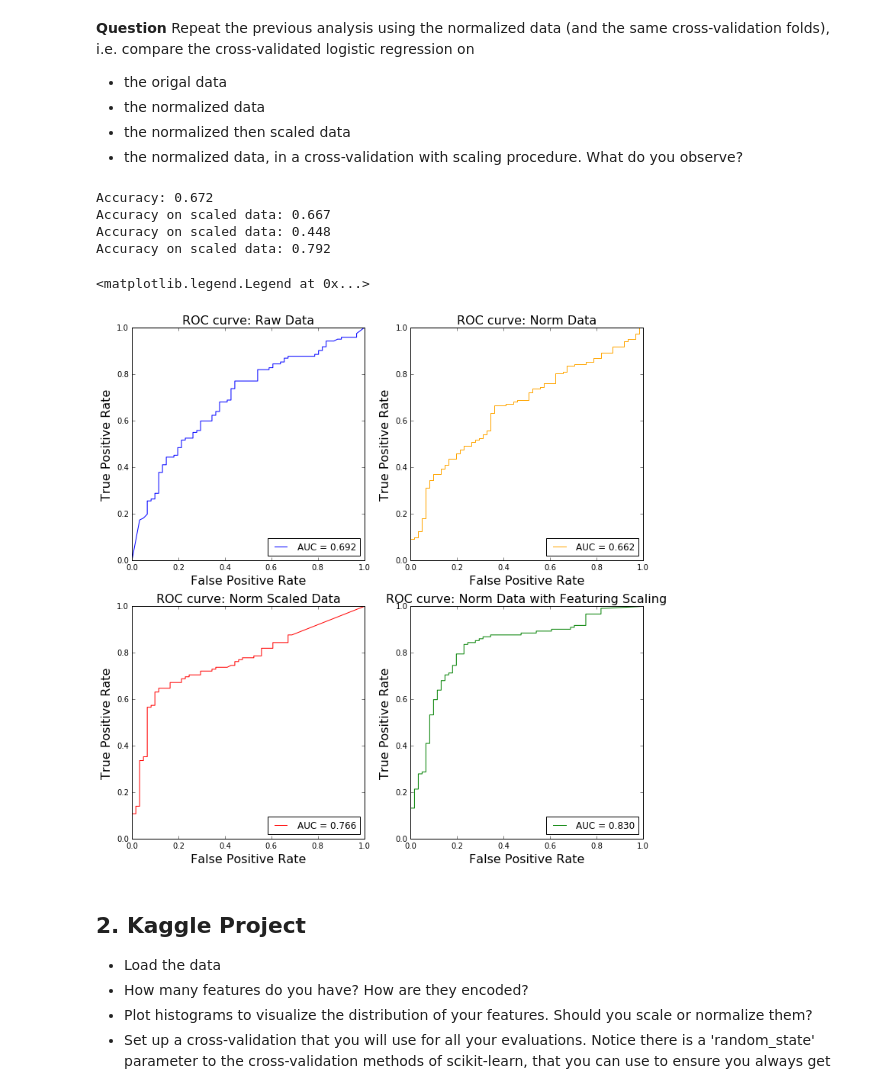
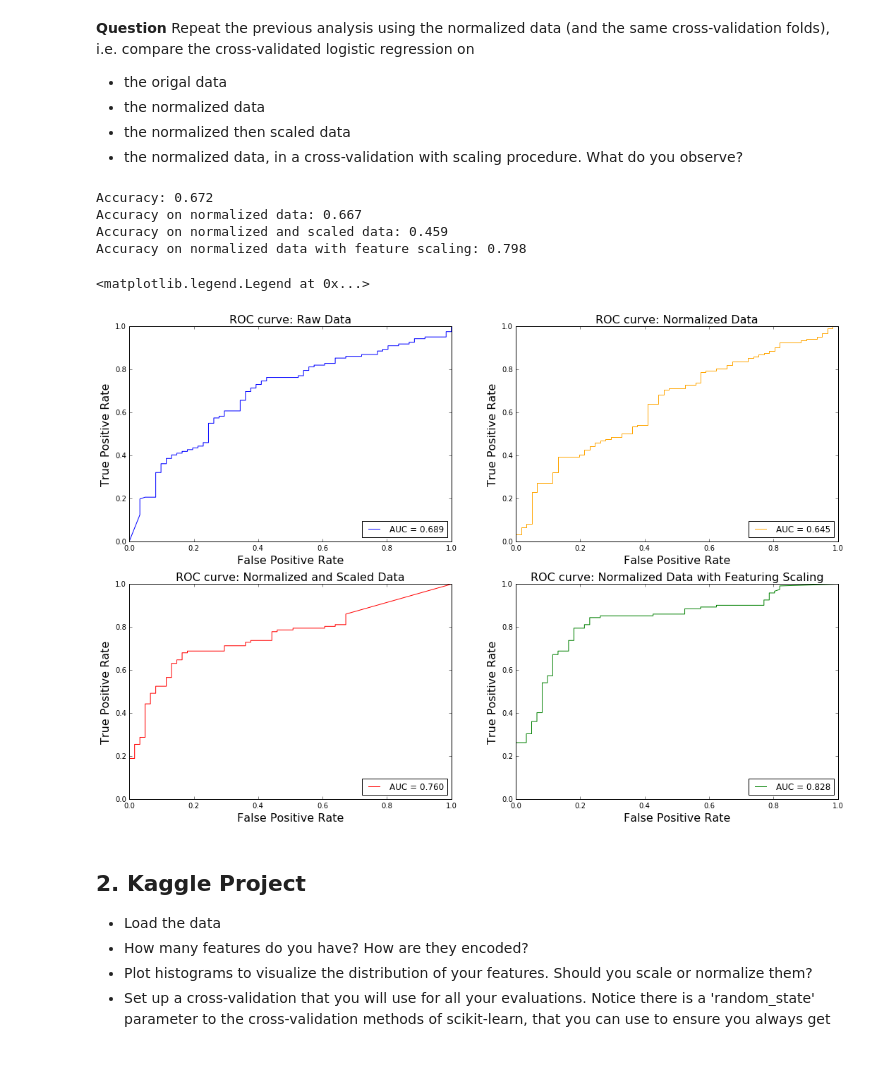
Before and after one commit to AdrienGlmz/ma2823_2016, a Jupyter notebook: lab_notebooks/Lab 3 2016-09-30 Logistic regression and project.ipynb, the cells around one changed output. Saved outputs shown, nothing was run; the diff lists cells and outputs as text; code cells hidden in the pictures; blank space fills up the shorter version.

```diff
--- a/lab_notebooks/Lab 3 2016-09-30 Logistic regression and project.ipynb
+++ b/lab_notebooks/Lab 3 2016-09-30 Logistic regression and project.ipynb
@@ -130,17 +101,18 @@ ypred_logreg = cross_validate(X, y, clf, folds)
 # %%
 from sklearn import metrics
 
+#Compute fpr, tpr
 fpr_logreg, tpr_logreg, thresholds = metrics.roc_curve(y, ypred_logreg, pos_label=1)
-pred = []
-for elt in ypred_logreg:
-    if elt < 0.5:
-        pred.append(0)
-    else:
-        pred.append(1)
 
+#Transform ypred_logreg into a binary list
+ypred_logreg = np.array(ypred_logreg)
+pred = [(x >= 0.5).astype(int) for x in ypred_logreg]
 print("Accuracy: %.3f" % metrics.accuracy_score(y, pred))
+
+#Compute AUC
 auc_logreg = metrics.auc(fpr_logreg, tpr_logreg)
 
+#Plot
 plt.plot(fpr_logreg, tpr_logreg, '-', color='orange', label='AUC = %0.3f' % auc_logreg)
 
 plt.xlabel('False Positive Rate', fontsize=16)
@@ -343,21 +267,21 @@ ypred_logreg_with_scaling = cross_validate_with_scaling(X, y, clf, folds)
 fpr_logreg_with_scaling, tpr_logreg_with_scaling, thresholds_with_scaling = metrics.roc_curve(y, ypred_logreg_with_scaling, pos_label=1)
 
 pred_with_scaling = []
-for elt in ypred_logreg_with_scaling:
-    if elt <= 0.5:
-        pred_with_scaling.append(0)
-    else:
-        pred_with_scaling.append(1)
+ypred_logreg_with_scaling = np.array(ypred_logreg_with_scaling)
+pred_with_scaling = [(x >= 0.5).astype(int) for x in ypred_logreg_with_scaling]
 
+#Compute accuracy scores
 print("Accuracy: %.3f" % metrics.accuracy_score(y, pred))
 print("Accuracy on scaled data: %.3f" % metrics.accuracy_score(y, pred_scaled))
-print("Accuracy on scaled data: %.3f" % metrics.accuracy_score(y, pred_with_scaling))
+print("Accuracy with feature scaling: %.3f" % metrics.accuracy_score(y, pred_with_scaling))
 
-
+#Compute auc
 auc_logreg = metrics.auc(fpr_logreg, tpr_logreg)
 auc_logreg_scaled = metrics.auc(fpr_logreg_scaled, tpr_logreg_scaled)
 auc_logreg_with_scaling = metrics.auc(fpr_logreg_with_scaling, tpr_logreg_with_scaling)
-fig = plt.figure(figsize=(12, 11)) # (width, height)
+
+#Plot
+fig = plt.figure(figsize=(18, 12)) # (width, height)
 
 fig.add_subplot(221) # 2 x 2 grid, 1st subplot
 plt.plot(fpr_logreg, tpr_logreg, '-', color='blue', label='AUC = %0.3f' % auc_logreg)
@@ -401,7 +325,7 @@ X_norm = preprocessing.normalize(X)
 * the normalized data, in a cross-validation with scaling procedure.
 What do you observe?
 # %%
-clf = linear_model.LogisticRegression(C=1e6)
+clf = LogisticRegression(C=1e6)
 ypred_logreg_norm = cross_validate(X_norm,y,model,folds)
 
 X_norm_scaled = preprocessing.scale(X_norm)
@@ -433,9 +357,9 @@ for elt in ypred_logreg_norm3:
         pred_norm3.append(1)
 
 print("Accuracy: %.3f" % metrics.accuracy_score(y, pred))
-print("Accuracy on scaled data: %.3f" % metrics.accuracy_score(y, pred_norm))
-print("Accuracy on scaled data: %.3f" % metrics.accuracy_score(y, pred_norm2))
-print("Accuracy on scaled data: %.3f" % metrics.accuracy_score(y, pred_norm3))
+print("Accuracy on normalized data: %.3f" % metrics.accuracy_score(y, pred_norm))
+print("Accuracy on normalized and scaled data: %.3f" % metrics.accuracy_score(y, pred_norm2))
+print("Accuracy on normalized data with feature scaling: %.3f" % metrics.accuracy_score(y, pred_norm3))
 
 
 auc_logreg = metrics.auc(fpr_logreg, tpr_logreg)
@@ -443,7 +367,7 @@ auc_logreg_norm = metrics.auc(fpr_logreg_norm, tpr_logreg_norm)
 auc_logreg_norm2 = metrics.auc(fpr_logreg_norm2, tpr_logreg_norm2)
 auc_logreg_norm3 = metrics.auc(fpr_logreg_norm3, tpr_logreg_norm3)
 
-fig = plt.figure(figsize=(12, 12)) # (width, height)
+fig = plt.figure(figsize=(18, 12)) # (width, height)
 
 fig.add_subplot(221) # 2 x 2 grid, 1st subplot
 plt.plot(fpr_logreg, tpr_logreg, '-', color='blue', label='AUC = %0.3f' % auc_logreg)
@@ -451,40 +375,40 @@ plt.xlabel('False Positive Rate', fontsize=16)
 plt.ylabel('True Positive Rate', fontsize=16)
 plt.title('ROC curve: Raw Data', fontsize=16)
 plt.legend(loc="lower right")
 
 
 fig.add_subplot(222) # 2 x 2 grid, 1st subplot
 plt.plot(fpr_logreg_norm, tpr_logreg_norm, '-', color='orange', label='AUC = %0.3f' % auc_logreg_norm)
 
 plt.xlabel('False Positive Rate', fontsize=16)
 plt.ylabel('True Positive Rate', fontsize=16)
-plt.title('ROC curve: Norm Data', fontsize=16)
+plt.title('ROC curve: Normalized Data', fontsize=16)
 plt.legend(loc="lower right")
 
 fig.add_subplot(223) # 2 x 2 grid, 1st subplot
 plt.plot(fpr_logreg_norm2, tpr_logreg_norm2, '-', color='red', label='AUC = %0.3f' % auc_logreg_norm2)
 
 
 plt.xlabel('False Positive Rate', fontsize=16)
 plt.ylabel('True Positive Rate', fontsize=16)
-plt.title('ROC curve: Norm Scaled Data', fontsize=16)
+plt.title('ROC curve: Normalized and Scaled Data', fontsize=16)
 plt.legend(loc="lower right")
 
 fig.add_subplot(224) # 2 x 2 grid, 1st subplot
 plt.plot(fpr_logreg_norm3, tpr_logreg_norm3, '-', color='green', label='AUC = %0.3f' % auc_logreg_norm3)
 
 
 plt.xlabel('False Positive Rate', fontsize=16)
 plt.ylabel('True Positive Rate', fontsize=16)
-plt.title('ROC curve: Norm Data with Featuring Scaling', fontsize=16)
+plt.title('ROC curve: Normalized Data with Featuring Scaling', fontsize=16)
 plt.legend(loc="lower right")
 # %% [output]
 Accuracy: 0.672
-Accuracy on scaled data: 0.667
-Accuracy on scaled data: 0.448
-Accuracy on scaled data: 0.792
+Accuracy on normalized data: 0.667
+Accuracy on normalized and scaled data: 0.459
+Accuracy on normalized data with feature scaling: 0.798
 <matplotlib.legend.Legend at 0x...>
-[figure, old version]
+[figure, new version]
 # %% [markdown]
 ## 2. Kaggle Project
 
```
Also changed, not shown: parts of 18 cells of this notebook.
